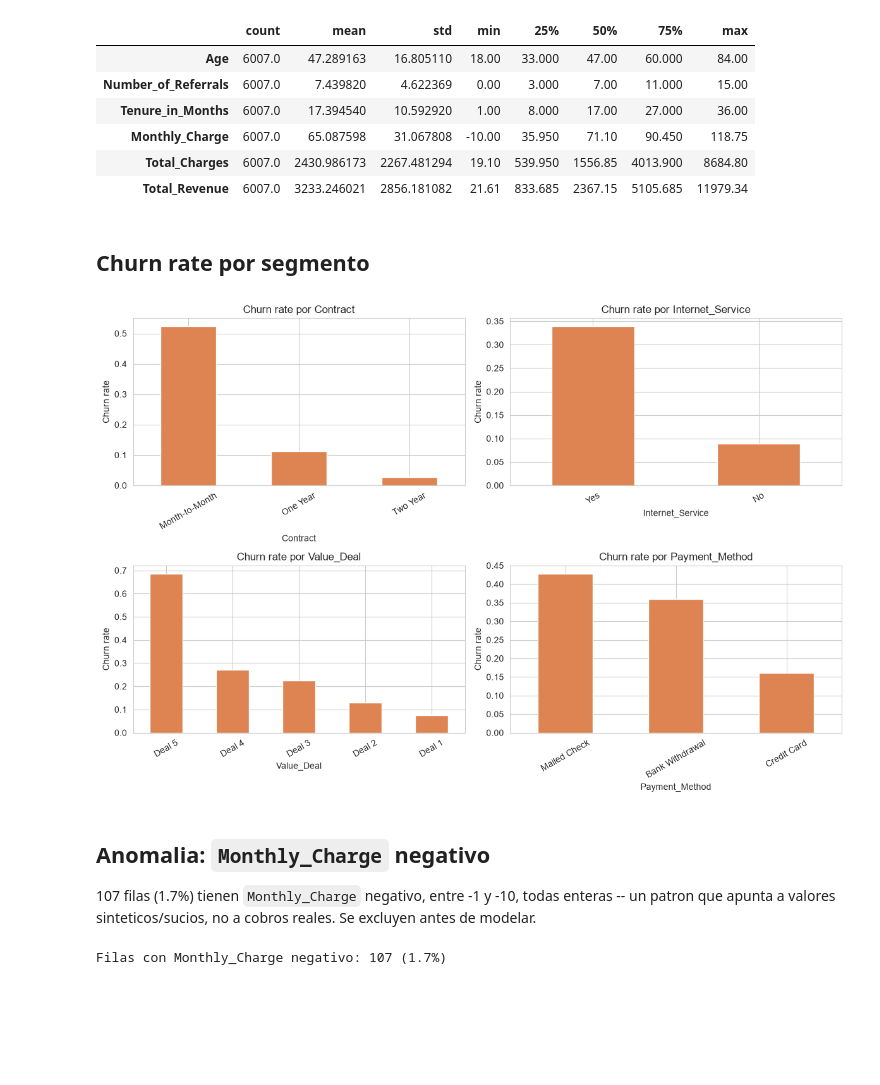
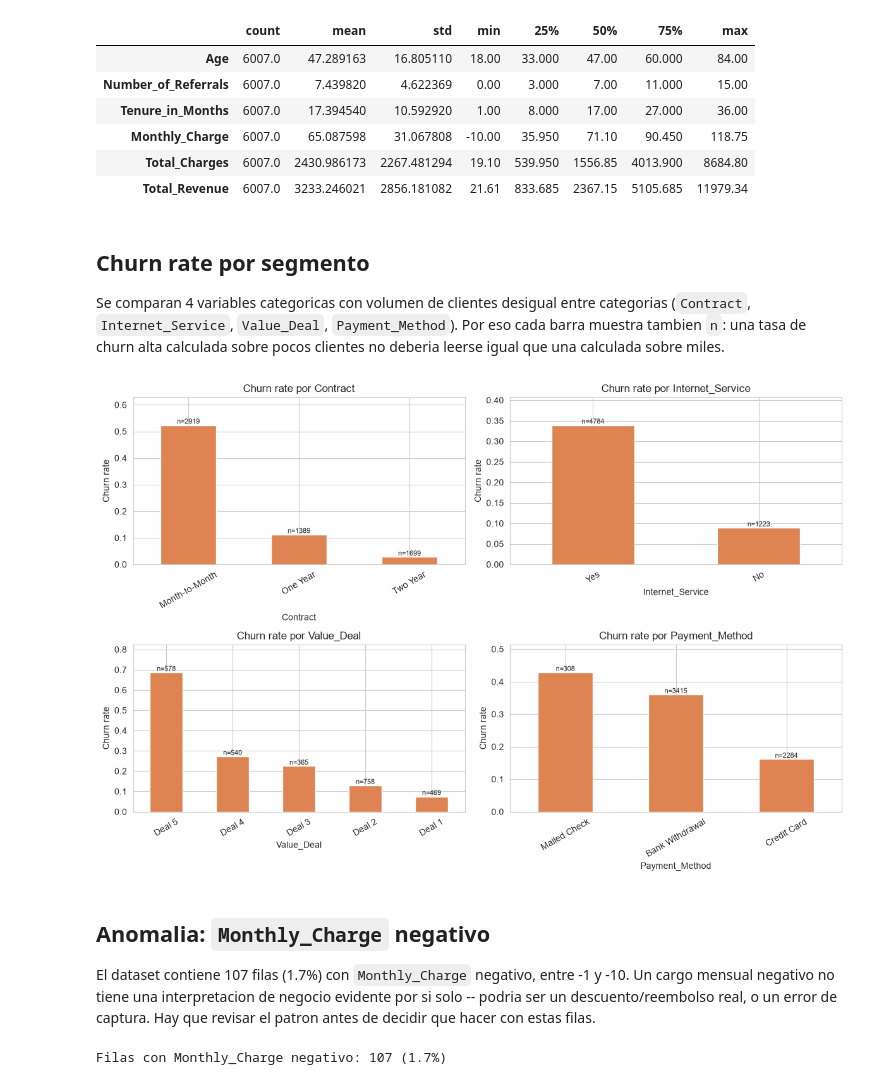
Before and after one commit to orodriguezh33/Customer-Churn-Analysis-Portfolio, a Jupyter notebook: notebooks/02_eda.ipynb, the cells around one changed output. Drawn from its saved outputs; the diff is of its cells as text; code cells hidden in the pictures; blank space fills up the shorter version.

```diff
--- a/notebooks/02_eda.ipynb
+++ b/notebooks/02_eda.ipynb
@@ -45,28 +51,35 @@ df_model[numeric_cols].describe().T
 | Total_Revenue | 6007.0 | 3233.246021 | 2856.181082 | 21.61 | 833.685 | 2367.15 | 5105.685 | 11979.34 |
 # %% [markdown]
 ## Churn rate por segmento
+
+Se comparan 4 variables categoricas con volumen de clientes desigual entre categorias (`Contract`, `Internet_Service`, `Value_Deal`, `Payment_Method`). Por eso cada barra muestra tambien `n`: una tasa de churn alta calculada sobre pocos clientes no deberia leerse igual que una calculada sobre miles.
 # %%
 segment_cols = ["Contract", "Internet_Service", "Value_Deal", "Payment_Method"]
 
 fig, axes = plt.subplots(2, 2, figsize=(12, 8))
 for ax, col in zip(axes.flat, segment_cols):
-    churn_rate = (
-        df_model.groupby(col)[TARGET_COL]
-        .apply(lambda s: (s == "Churned").mean())
-        .sort_values(ascending=False)
-    )
-    churn_rate.plot(kind="bar", ax=ax, color="#DD8452")
+    grouped = df_model.groupby(col)[TARGET_COL]
+    churn_rate = grouped.apply(lambda s: (s == "Churned").mean()).sort_values(ascending=False)
+    counts = grouped.size().reindex(churn_rate.index)
+
+    bars = churn_rate.plot(kind="bar", ax=ax, color="#DD8452")
+    for bar, n in zip(bars.patches, counts):
+        ax.text(
+            bar.get_x() + bar.get_width() / 2, bar.get_height(),
+            f"n={n}", ha="center", va="bottom", fontsize=8,
+        )
     ax.set_title(f"Churn rate por {col}")
     ax.set_ylabel("Churn rate")
+    ax.set_ylim(0, churn_rate.max() * 1.2)
     ax.tick_params(axis="x", rotation=30)
 plt.tight_layout()
 plt.show()
 # %% [output]
-[figure, old version]
+[figure, new version]
 # %% [markdown]
 ## Anomalia: `Monthly_Charge` negativo
 
-107 filas (1.7%) tienen `Monthly_Charge` negativo, entre -1 y -10, todas enteras -- un patron que apunta a valores sinteticos/sucios, no a cobros reales. Se excluyen antes de modelar.
+El dataset contiene 107 filas (1.7%) con `Monthly_Charge` negativo, entre -1 y -10. Un cargo mensual negativo no tiene una interpretacion de negocio evidente por si solo -- podria ser un descuento/reembolso real, o un error de captura. Hay que revisar el patron antes de decidir que hacer con estas filas.
 # %%
 negative_mask = df[MONTHLY_CHARGE_COL] < 0
 print(f"Filas con Monthly_Charge negativo: {negative_mask.sum()} ({negative_mask.mean():.1%})")
```
Also changed, not shown: parts of 21 cells of this notebook, 14 other files.
